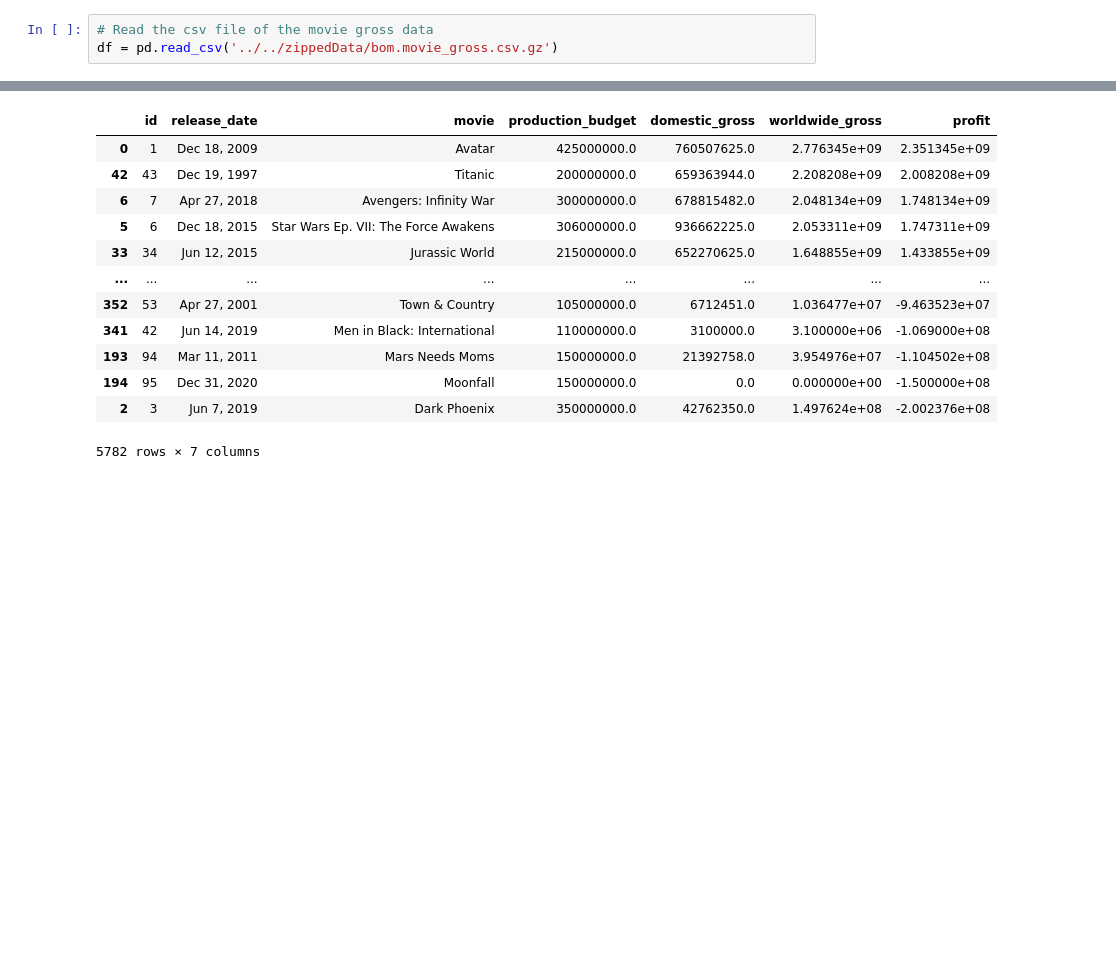
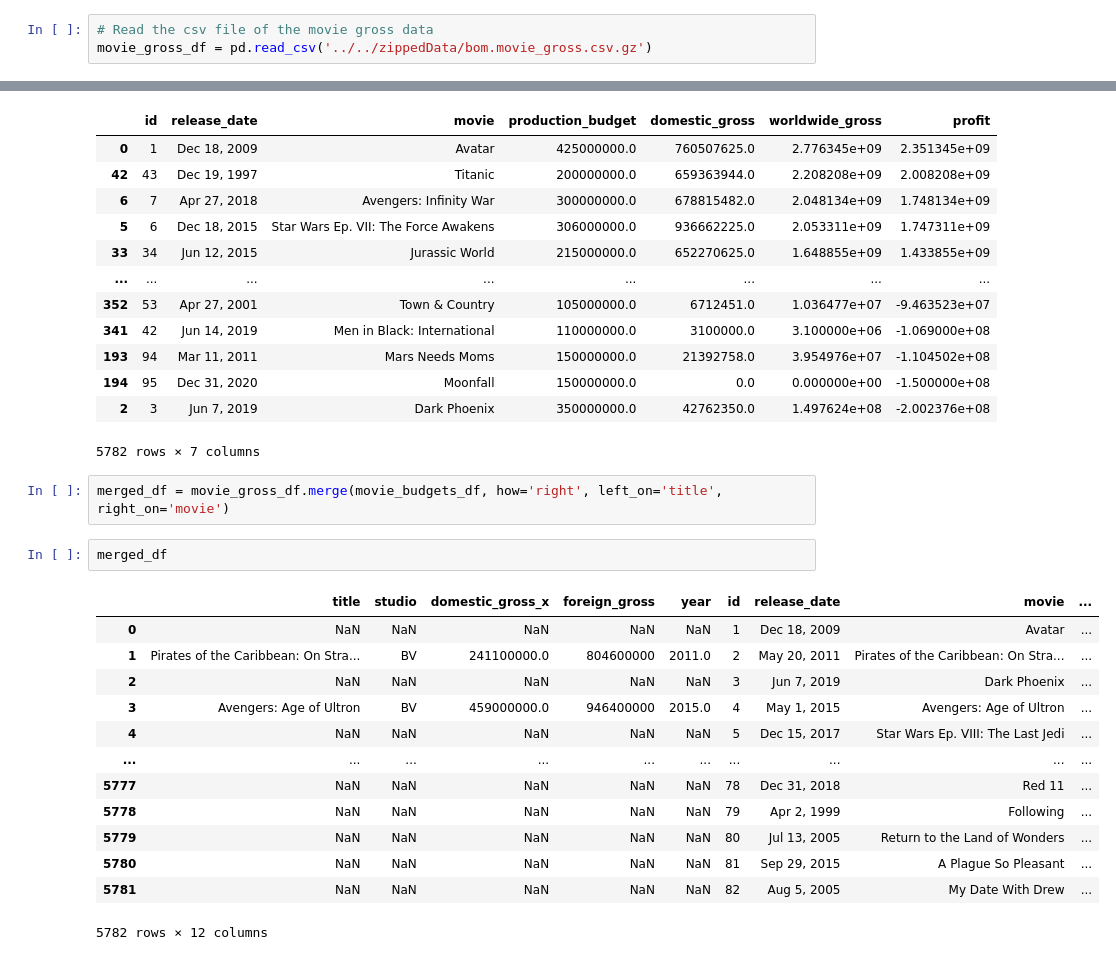
Before and after one commit to Sstrouderr/Capstone-repo, a Jupyter notebook: Notebooks/Carolyn/Book2.ipynb, the cells around one changed output, grey strips where cells are left out. Cells and saved outputs as stored; diff of their text form; blank space fills up the shorter version.

Commit message:
Worked on merging dataframes

```diff
--- a/Notebooks/Carolyn/Book2.ipynb
+++ b/Notebooks/Carolyn/Book2.ipynb
@@ -7,4 +7,4 @@ import matplotlib.pyplot as plt
 import seaborn as sns
 # %%
 # Read the csv file of the movie gross data
-df = pd.read_csv('../../zippedData/bom.movie_gross.csv.gz')
+movie_gross_df = pd.read_csv('../../zippedData/bom.movie_gross.csv.gz')
@@ -158,3 +174,21 @@ most_profitable_movies
 | 194 | 95 | Dec 31, 2020 | Moonfall | 150000000.0 | 0.0 | 0.000000e+00 | -1.500000e+08 |
 | 2 | 3 | Jun 7, 2019 | Dark Phoenix | 350000000.0 | 42762350.0 | 1.497624e+08 | -2.002376e+08 |
 5782 rows × 7 columns
+# %%
+merged_df = movie_gross_df.merge(movie_budgets_df, how='right', left_on='title', right_on='movie')
+# %%
+merged_df
+# %% [output]
+|  | title | studio | domestic_gross_x | foreign_gross | year | id | release_date | movie | ... |
+| 0 | NaN | NaN | NaN | NaN | NaN | 1 | Dec 18, 2009 | Avatar | ... |
+| 1 | Pirates of the Caribbean: On Stra... | BV | 241100000.0 | 804600000 | 2011.0 | 2 | May 20, 2011 | Pirates of the Caribbean: On Stra... | ... |
+| 2 | NaN | NaN | NaN | NaN | NaN | 3 | Jun 7, 2019 | Dark Phoenix | ... |
+| 3 | Avengers: Age of Ultron | BV | 459000000.0 | 946400000 | 2015.0 | 4 | May 1, 2015 | Avengers: Age of Ultron | ... |
+| 4 | NaN | NaN | NaN | NaN | NaN | 5 | Dec 15, 2017 | Star Wars Ep. VIII: The Last Jedi | ... |
+| ... | ... | ... | ... | ... | ... | ... | ... | ... | ... |
+| 5777 | NaN | NaN | NaN | NaN | NaN | 78 | Dec 31, 2018 | Red 11 | ... |
+| 5778 | NaN | NaN | NaN | NaN | NaN | 79 | Apr 2, 1999 | Following | ... |
+| 5779 | NaN | NaN | NaN | NaN | NaN | 80 | Jul 13, 2005 | Return to the Land of Wonders | ... |
+| 5780 | NaN | NaN | NaN | NaN | NaN | 81 | Sep 29, 2015 | A Plague So Pleasant | ... |
+| 5781 | NaN | NaN | NaN | NaN | NaN | 82 | Aug 5, 2005 | My Date With Drew | ... |
+5782 rows × 12 columns
```
Also changed, not shown: parts of 12 cells of this notebook.
